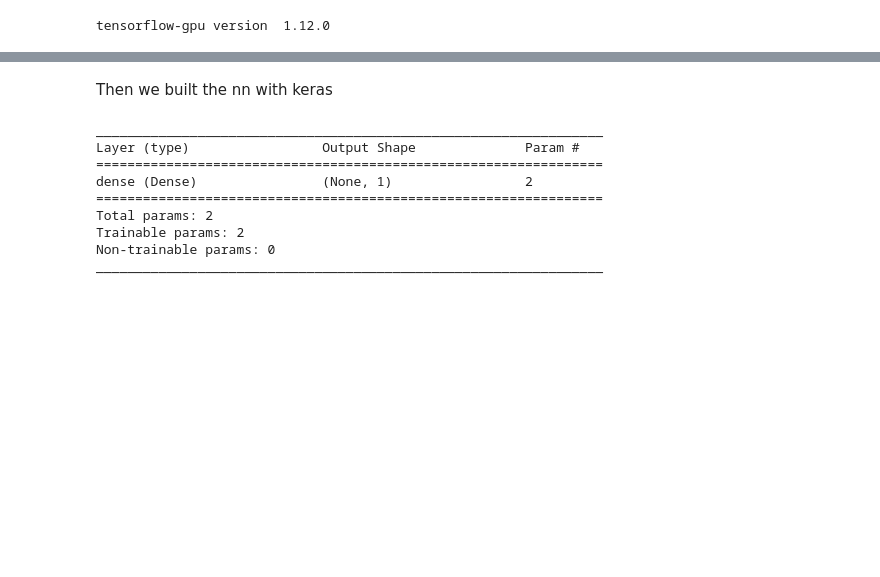
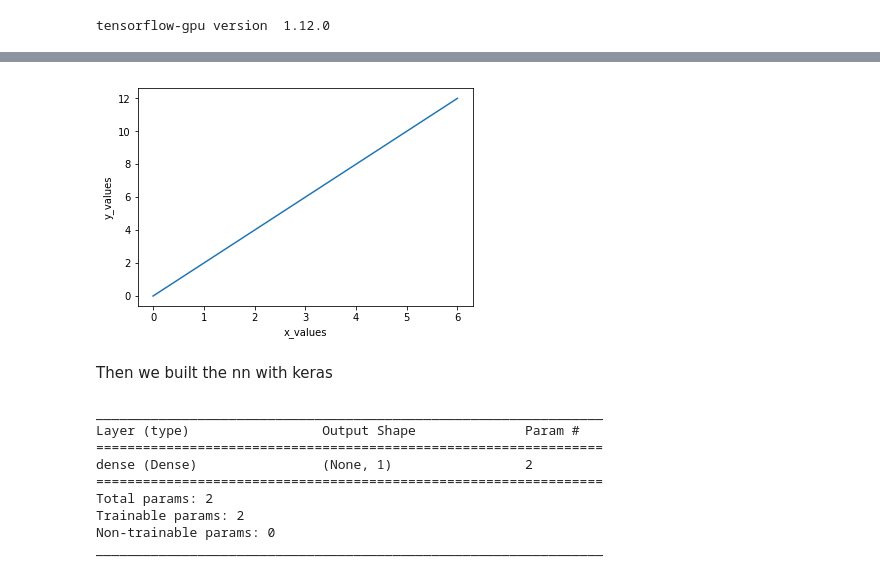
Before and after one commit to alvaroqueiroz/TFRegression, a Jupyter notebook: Regression.ipynb, the cells around one changed output, grey strips where cells are left out. Saved outputs shown, nothing was run; the diff lists cells and outputs as text; code cells hidden in the pictures; blank space fills up the shorter version.

```diff
--- a/Regression.ipynb
+++ b/Regression.ipynb
@@ -24,4 +29,12 @@ x_values = np.array([0, 1, 2, 3, 4, 5,  6],  dtype=float)
 y_values = np.array([0, 2, 4, 6, 8, 10, 12],  dtype=float)
+# %%
+plt.plot(x_values,y_values)
+plt.xlabel("x_values")
+plt.ylabel("y_values")
+
+plt.show()
+# %% [output]
+[figure, added]
 # %% [markdown]
 Then we built the nn with keras
 # %%
```
Also changed, not shown: parts of 18 cells of this notebook.
